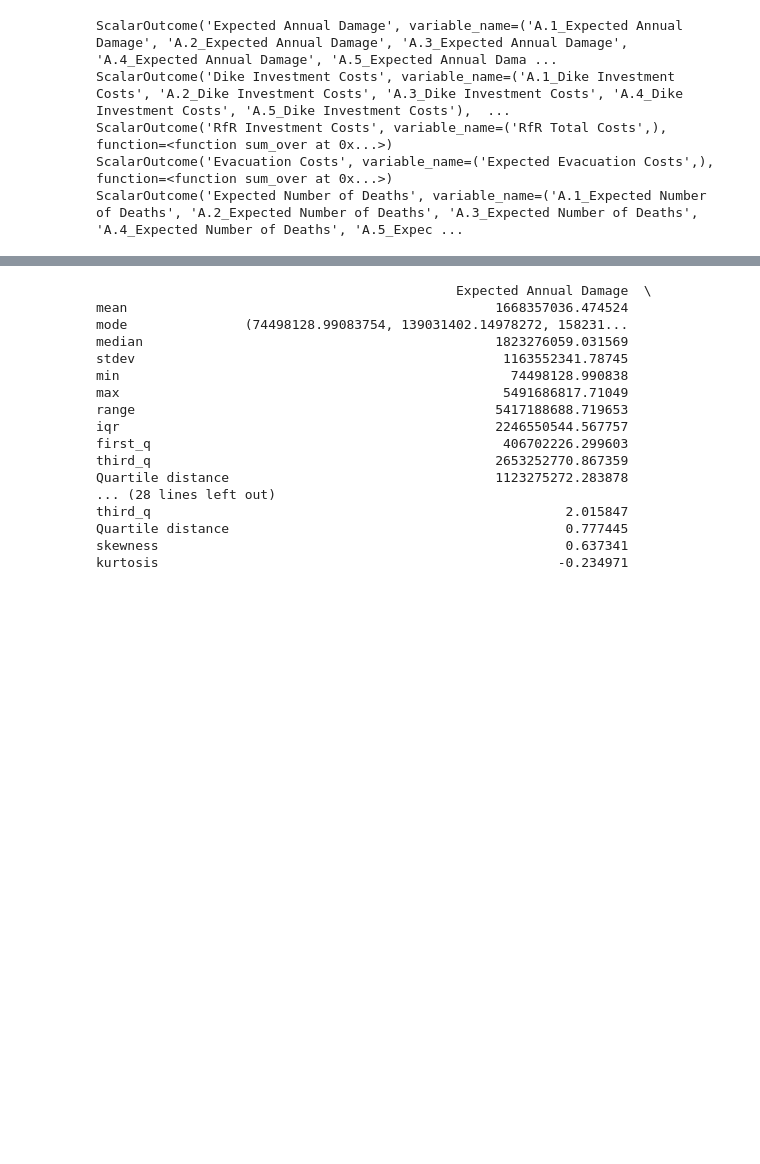
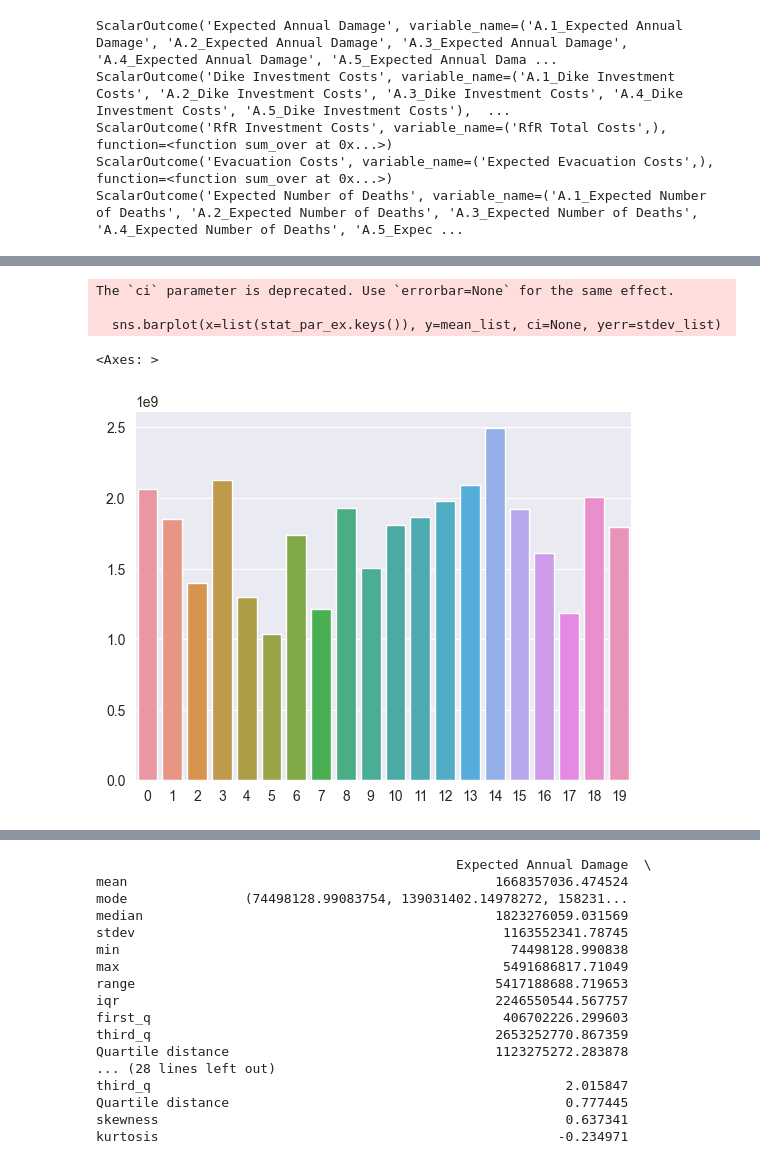
Before and after one commit to florihu/MBDM_Group5, a Jupyter notebook: Problem Formulations.ipynb, the cells around one changed output, grey strips where cells are left out. Saved outputs shown, nothing was run; the diff lists cells and outputs as text; code cells hidden in the pictures; blank space fills up the shorter version.

```diff
--- a/Problem Formulations.ipynb
+++ b/Problem Formulations.ipynb
@@ -123,6 +123,6 @@ ScalarOutcome('Expected Number of Deaths', variable_name=('A.1_Expected Number o
 # %%
 # running the model through EMA workbench
 with MultiprocessingEvaluator(dike_model) as evaluator:
-    results = evaluator.perform_experiments(scenarios=200, policies=4)
+    results = evaluator.perform_experiments(scenarios=200, policies=20)
 # %% [output]
 [MainProcess/INFO] pool started with 8 workers
@@ -156,0 +165,21 @@ plt.show()
+# %%
+#sns.boxplot(pd.DataFrame(outcomes))
+
+#sns.histplot(pd.DataFrame(outcomes)['Expected Annual Damage'])
+
+data = pd.DataFrame(outcomes)['Expected Annual Damage']
+
+stat_par_ex = get_stat_par(outcomes,policies)
+
+#mean_list = [stat_par_ex[key]['Expected Annual Damage']['mean'] for key in stat_par_ex]
+#stdev_list = [stat_par_ex[key]['Expected Annual Damage']['stdev'] for key in stat_par_ex]
+mean_list = [stat_par_ex[key]['RfR Investment Costs']['mean'] + stat_par_ex[key]['Dike Investment Costs']['mean']  for key in stat_par_ex]
+
+
+sns.barplot(x=list(stat_par_ex.keys()), y=mean_list, ci=None, yerr=stdev_list)
+# %% [output]
+The `ci` parameter is deprecated. Use `errorbar=None` for the same effect.
+
+  sns.barplot(x=list(stat_par_ex.keys()), y=mean_list, ci=None, yerr=stdev_list)
+<Axes: >
+[figure, added]
```
Also changed, not shown: parts of 12 cells of this notebook, 1 other file.
